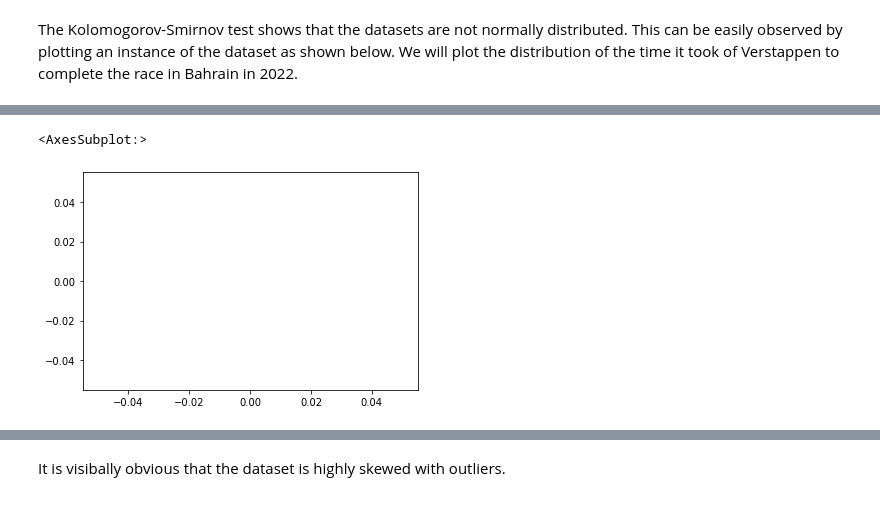
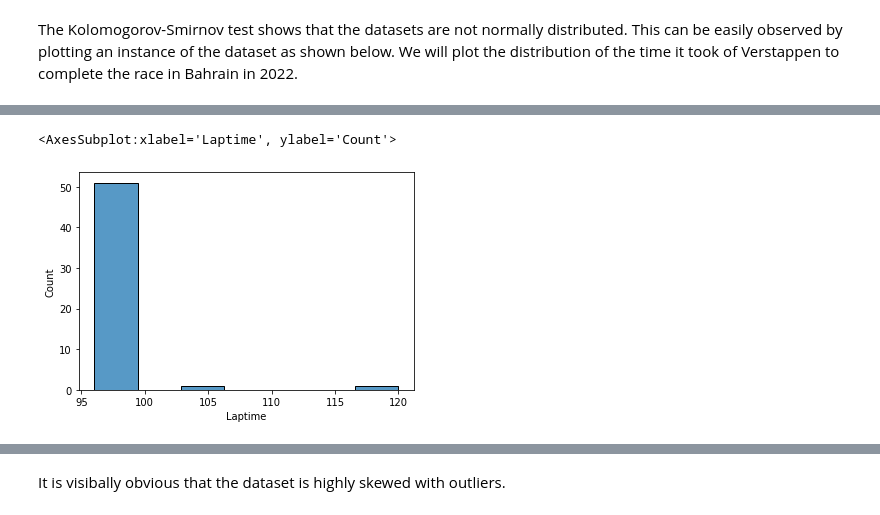
Before and after one commit to junghoon-1999/Formula1-Strategy, a Jupyter notebook: data-analysis.ipynb, the cells around one changed output, grey strips where cells are left out. Saved outputs shown, nothing was run; the diff lists cells and outputs as text; code cells hidden in the pictures.

```diff
--- a/data-analysis.ipynb
+++ b/data-analysis.ipynb
@@ -22,7 +22,7 @@ for year in Years:
         session = f1.core.Session(Event, session_name = 'Race', f1_api_support  = True)
         session.load(laps = True, telemetry = True, weather = True, messages = True)
 
-        drivers = ['VER', 'PER', 'LEC', 'NOR', 'HAM', 'ALO', 'SAI', 'RUS']
+        drivers = ['VER', 'PER']
 
         for driver in drivers:
             sesh_l = session.laps
@@ -180,9 +175,9 @@ NameError: name 'sns' is not defined
 # %%
 sns.histplot(data = race_hist[(race_hist['Driver'] == 'VER') &
-        (race_hist['Location'] == 'Bahrain') &
+        (race_hist['Location'] == 'Sakhir') &
         (race_hist['Year'] == 2023)]['Laptime'].astype(int))
 # %% [output]
-<AxesSubplot:>
+<AxesSubplot:xlabel='Laptime', ylabel='Count'>
-[figure, old version]
+[figure, new version]
 # %%
 sns.histplot(data = race_hist[(race_hist['Driver'] == 'PER') &
```
Also changed, not shown: parts of 43 cells of this notebook, 4 other files.
